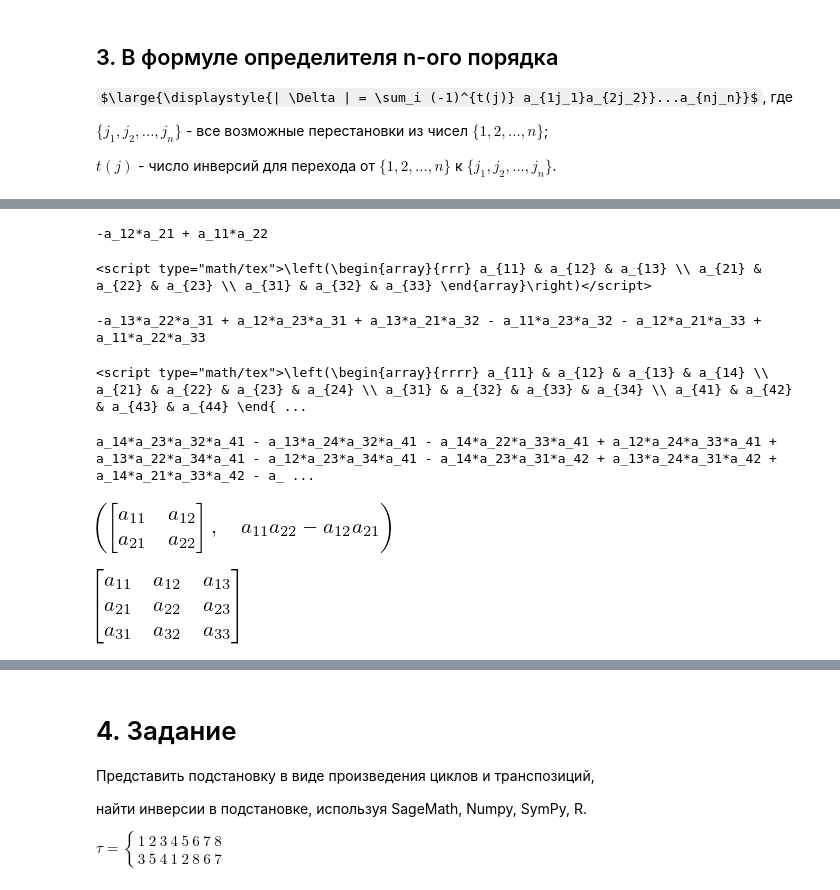
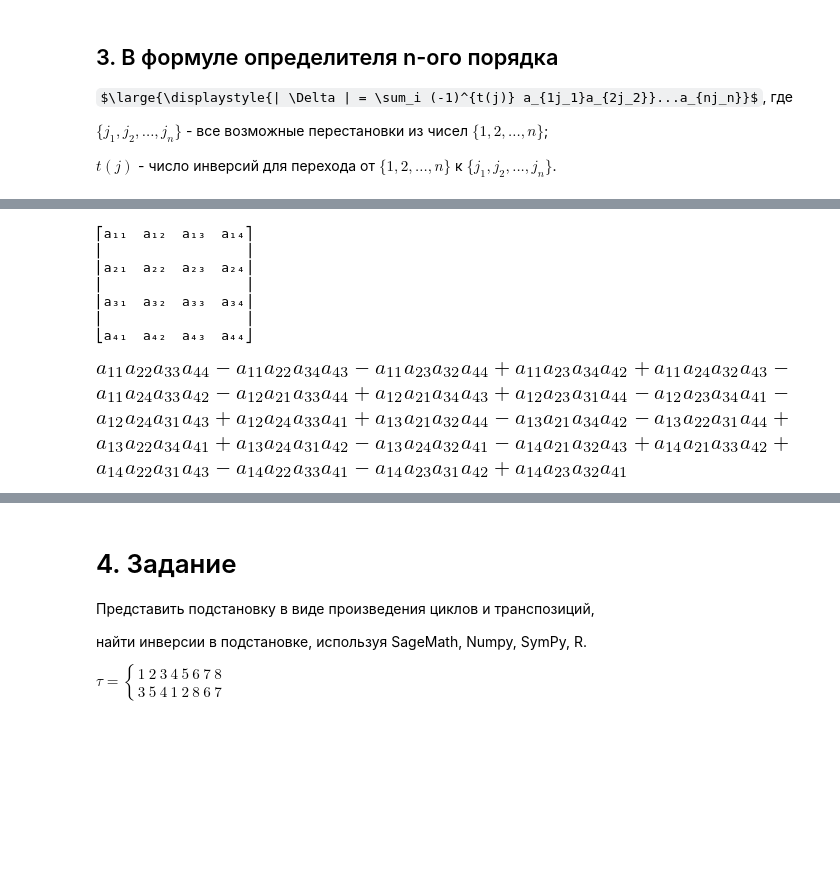
Before and after one commit to OlgaBelitskaya/linear_algebra_practice, a Jupyter notebook: work1_0.ipynb, the cells around one changed output, grey strips where cells are left out. Drawn from its saved outputs; the diff is of its cells as text; code cells hidden in the pictures; some formulas as TeX source; blank space fills up the shorter version.

```diff
--- a/work1_0.ipynb
+++ b/work1_0.ipynb
@@ -317,0 +281,9 @@ length(s)==factorial(5)/factorial(5-3)
+# %%
+%%r
+elements<-c("🍊","🍋","🍎","🍐","🍑");
+S<-unique(t(sapply(1:10^3,
+           function(x) sample(elements,3))))
+S<-apply(S,1,function(x) paste0(x,collapse=""))
+for (i in c(1:6)){
+    cat(paste(S[(10*i-9):(10*i)],collapse=" "),"\n")}
+length(S)==factorial(5)/factorial(5-3)
@@ -318,7 +298,10 @@ length(s)==factorial(5)/factorial(5-3)
 # %%
 %%r
-S <- t(combn(c("♔","♕","♖","♗","♘","♙"), 3))
-s <- apply(S,1,function(x) paste0(x,collapse=""))
-cat(s[1:10],"\n"); cat(s[11:20],"\n")
-length(s)==factorial(6)/(factorial(6-3)*factorial(3)); length(s)==choose(6,3)
+elements<-c("♔","♕","♖","♗","♘","♙")
+S<-t(combn(elements,3))
+S<-apply(S,1,function(x) paste0(x,collapse=""))
+for (i in c(1,2,3)){
+    cat(paste(S[(7*i-6):(7*i)],collapse=" "),"\n")}
+c(length(S)==factorial(6)/(factorial(6-3)*factorial(3)),
+  length(S)==choose(6,3))
 # %% [output]
@@ -460,7 +465,9 @@ $\{j_1, j_2, ..., j_n\}$ - все возможные перестановки и
 $t(j)$ - число инверсий для перехода от $\{1, 2, ..., n\}$ к $\{j_1, j_2, ..., j_n\}$.
 # %%
 # sage
-aa = " ".join(list('a_%d%d' %(i,j) for i in (1..2) for j in (1..2)))
-A = matrix(SR, 2, var(aa))
-html(A)
+for n in [1..4]:
+    aa=" ".join(['a_%d%d' %(i,j)
+                 for i in [1..n] for j in [1..n]])
+    A=matrix(SR,n,var(aa))
+    pretty_print(A); pretty_print(A.det())
 # %% [output]
@@ -468,38 +488,18 @@ html(A)
-# %%
-A.det()
-# %% [output]
--a_12*a_21 + a_11*a_22
 # %%
-aa = " ".join(list('a_%d%d' %(i,j) for i in (1..3) for j in (1..3)))
-A = matrix(SR, 3, var(aa))
-html(A)
+# sympy
+import sympy; n=4
+sympy.init_printing(use_unicode=True)
+aa=['a_%d%d' %(i,j)
+    for i in (1..n) for j in (1..n)]
+aa=sympy.symbols(" ".join(aa))
+A=sympy.Matrix(int(n),int(n),aa)
+sympy.pprint(A); A.det()
 # %% [output]
-<script type="math/tex">\left(\begin{array}{rrr} a_{11} & a_{12} & a_{13} \\ a_{21} & a_{22} & a_{23} \\ a_{31} & a_{32} & a_{33} \end{array}\right)</script>
+⎡a₁₁  a₁₂  a₁₃  a₁₄⎤
+⎢                  ⎥
+⎢a₂₁  a₂₂  a₂₃  a₂₄⎥
+⎢                  ⎥
+⎢a₃₁  a₃₂  a₃₃  a₃₄⎥
+⎢                  ⎥
+⎣a₄₁  a₄₂  a₄₃  a₄₄⎦
+[figure, added]
-# %%
-A.det().expand()
-# %% [output]
--a_13*a_22*a_31 + a_12*a_23*a_31 + a_13*a_21*a_32 - a_11*a_23*a_32 - a_12*a_21*a_33 + a_11*a_22*a_33
-# %%
-aa = " ".join(list('a_%d%d' %(i,j) for i in (1..4) for j in (1..4)))
-A = matrix(SR, 4, var(aa))
-html(A)
-# %% [output]
-<script type="math/tex">\left(\begin{array}{rrrr} a_{11} & a_{12} & a_{13} & a_{14} \\ a_{21} & a_{22} & a_{23} & a_{24} \\ a_{31} & a_{32} & a_{33} & a_{34} \\ a_{41} & a_{42} & a_{43} & a_{44} \end{ ...
-# %%
-A.det().expand()
-# %% [output]
-a_14*a_23*a_32*a_41 - a_13*a_24*a_32*a_41 - a_14*a_22*a_33*a_41 + a_12*a_24*a_33*a_41 + a_13*a_22*a_34*a_41 - a_12*a_23*a_34*a_41 - a_14*a_23*a_31*a_42 + a_13*a_24*a_31*a_42 + a_14*a_21*a_33*a_42 - a_ ...
-# %%
-aa = " ".join(list('a_%d%d' %(i,j) for i in (1..2) for j in (1..2)))
-aa = sympy.symbols(aa)
-A = sympy.Matrix(2,2,aa)
-A, A.det()
-# %% [output]
-[figure, removed]
-# %%
-aa = " ".join(list('a_%d%d' %(i,j) for i in (1..3) for j in (1..3)))
-aa = sympy.symbols(aa)
-A = sympy.Matrix(3,3,aa)
-A
-# %% [output]
-[figure, removed]
```
Also changed, not shown: parts of 41 cells of this notebook.
